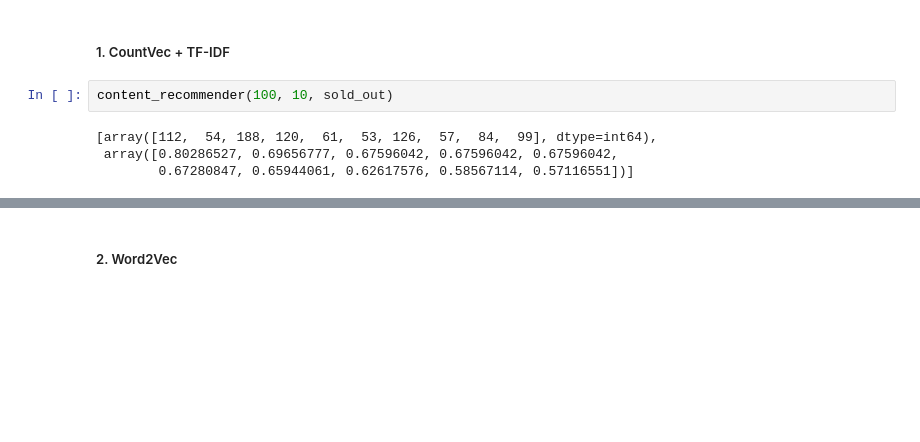
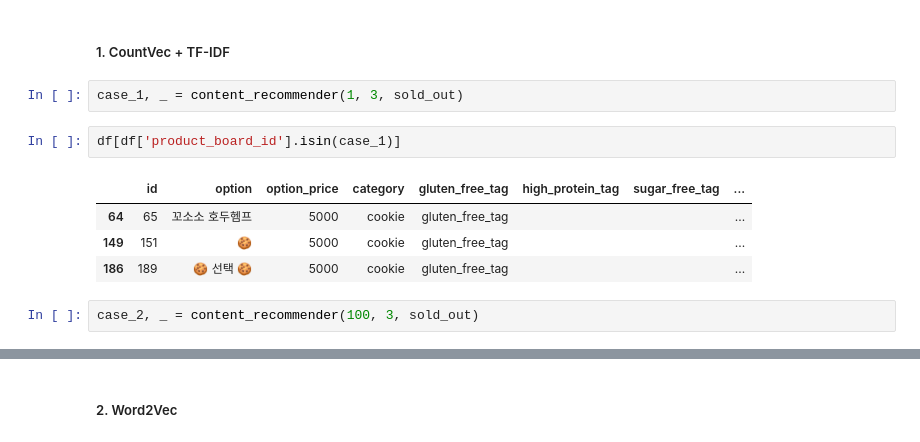
Before and after one commit to Pseudo-Lab/healthy_dessert_recommender_system, a Jupyter notebook: bbangle_sim/recommendation_v0.1.ipynb, the cells around one changed output, grey strips where cells are left out. Drawn from its saved outputs; the diff is of its cells as text; blank space fills up the shorter version.

```diff
--- a/bbangle_sim/recommendation_v0.1.ipynb
+++ b/bbangle_sim/recommendation_v0.1.ipynb
@@ -516,9 +516,14 @@ get_coverage(recommended_items, n_items)
 #### INFERENCE
 # %% [markdown]
 ##### 1. CountVec + TF-IDF
-# %%
-content_recommender(100, 10, sold_out)
-# %% [output]
-[array([112,  54, 188, 120,  61,  53, 126,  57,  84,  99], dtype=int64),
- array([0.80286527, 0.69656777, 0.67596042, 0.67596042, 0.67596042,
-        0.67280847, 0.65944061, 0.62617576, 0.58567114, 0.57116551])]
+# %%
+case_1, _ = content_recommender(1, 3, sold_out)
+# %%
+df[df['product_board_id'].isin(case_1)]
+# %% [output]
+|  | id | option | option_price | category | gluten_free_tag | high_protein_tag | sugar_free_tag | ... |
+| 64 | 65 | 꼬소소 호두헴프 | 5000 | cookie | gluten_free_tag |  |  | ... |
+| 149 | 151 | 🍪 | 5000 | cookie | gluten_free_tag |  |  | ... |
+| 186 | 189 | 🍪 선택 🍪 | 5000 | cookie | gluten_free_tag |  |  | ... |
+# %%
+case_2, _ = content_recommender(100, 3, sold_out)
```
Also changed, not shown: parts of 10 cells of this notebook.
